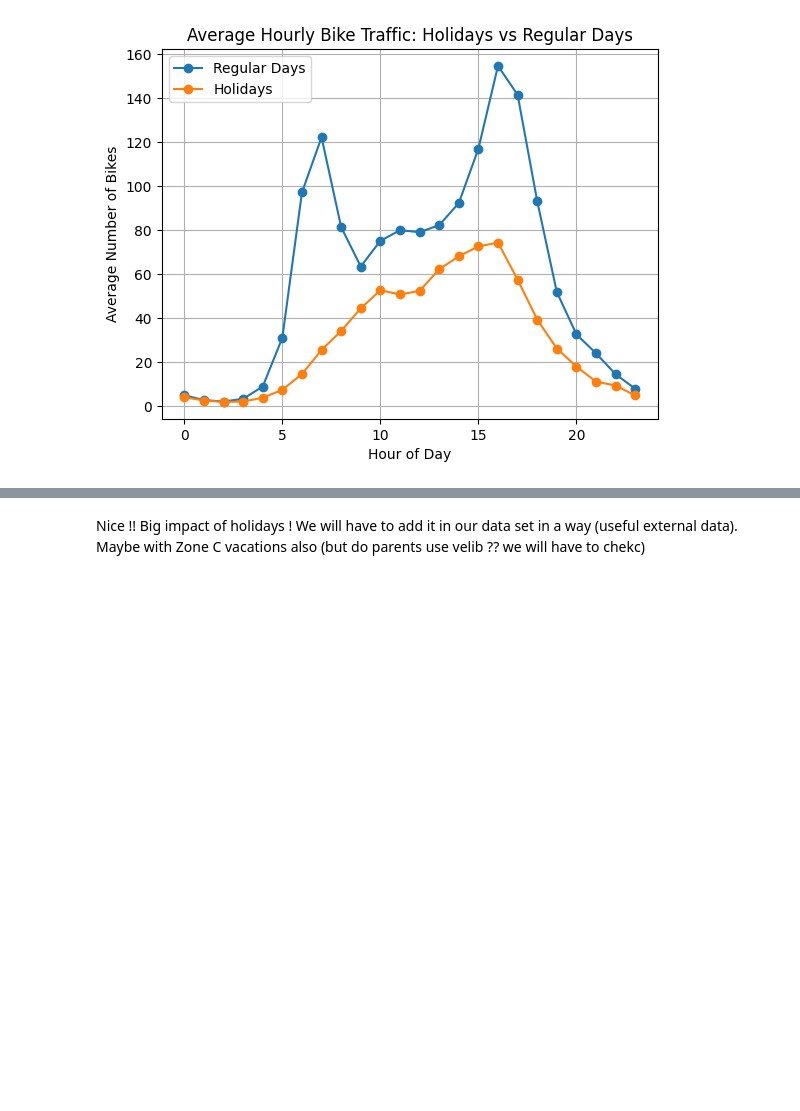
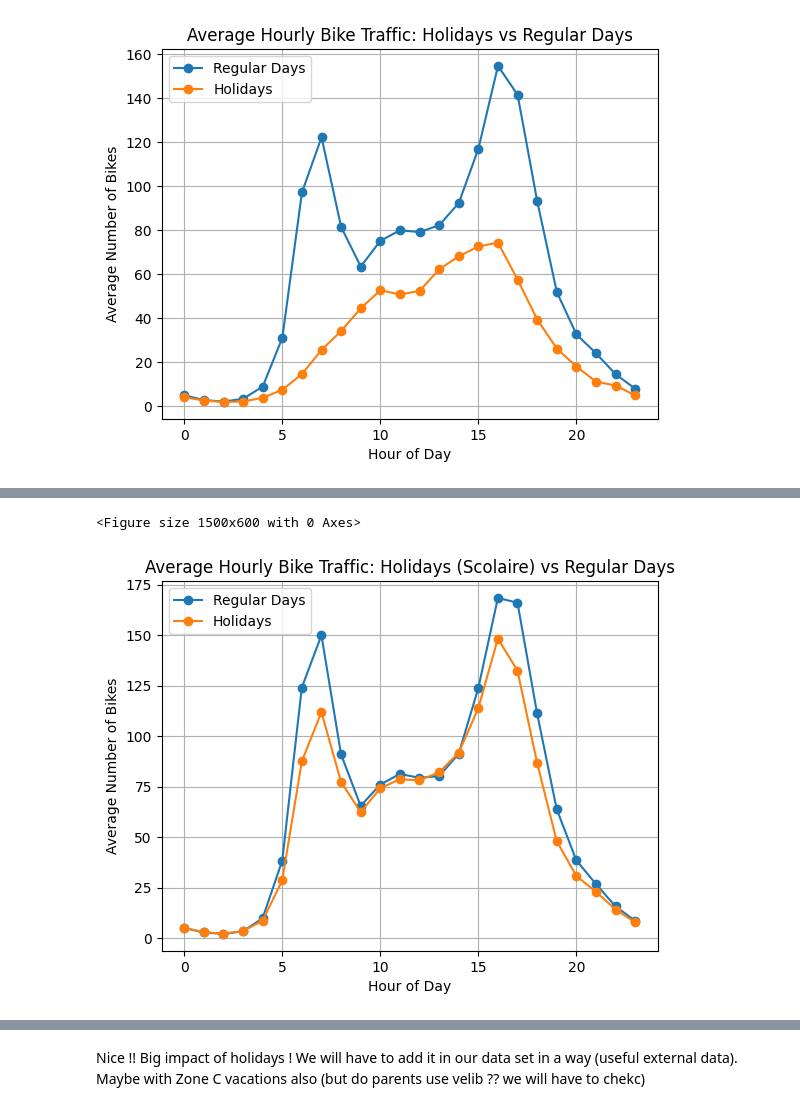
Before and after one commit to alexandreblivet/bike_counters_ac_team, a Jupyter notebook: methodology_notebook.ipynb, the cells around one changed output, grey strips where cells are left out. Drawn from its saved outputs; the diff is of its cells as text; code cells hidden in the pictures; blank space fills up the shorter version.

```diff
--- a/methodology_notebook.ipynb
+++ b/methodology_notebook.ipynb
@@ -211,0 +370,14 @@ plt.show()
+# %%
+# 2. Compare traffic patterns
+plt.figure(figsize=(15, 6))
+comparison = df.groupby(['hour', 'is_holiday_sco'])['bike_count'].mean().unstack()
+comparison.plot(marker='o')
+plt.title('Average Hourly Bike Traffic: Holidays (Scolaire) vs Regular Days')
+plt.xlabel('Hour of Day')
+plt.ylabel('Average Number of Bikes')
+plt.legend(['Regular Days', 'Holidays'])
+plt.grid(True)
+plt.show()
+# %% [output]
+<Figure size 1500x600 with 0 Axes>
+[figure, added]
```
Also changed, not shown: parts of 25 cells of this notebook, 1 other file.
